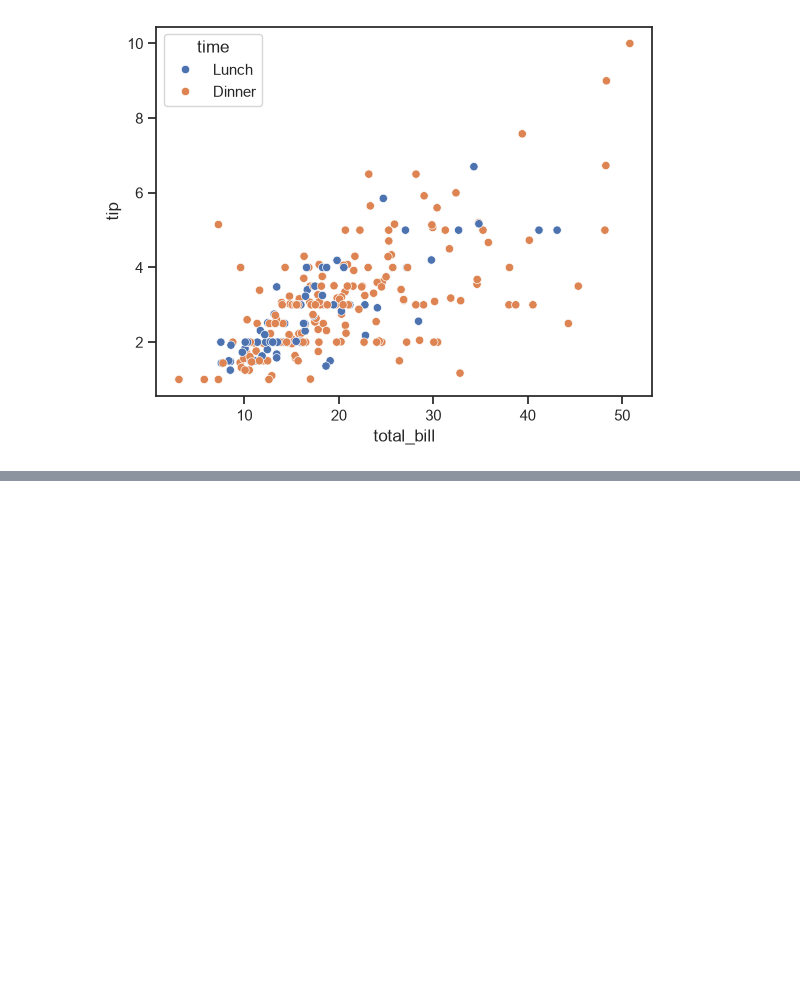
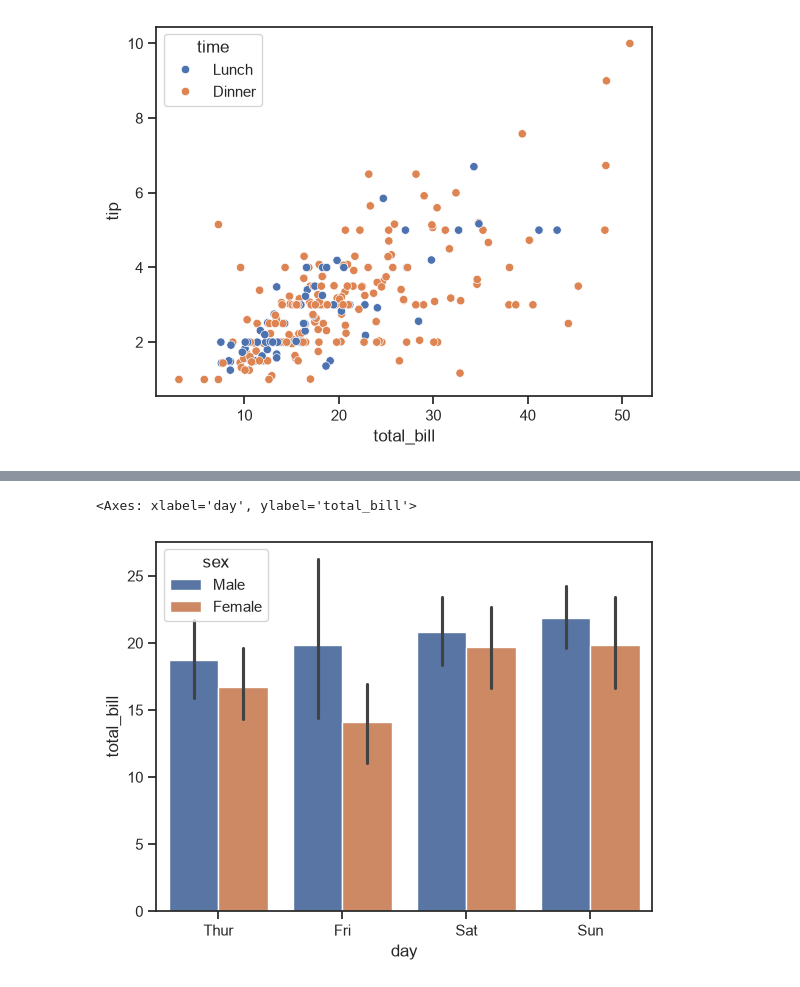
Before and after one commit to AvishekAmin/Python-for-AI-ML-DL, a Jupyter notebook: Python-Libraries/Seaborn/Seaborn_tutorial.ipynb, the cells around one changed output, grey strips where cells are left out. Saved outputs shown, nothing was run; the diff lists cells and outputs as text; code cells hidden in the pictures; blank space fills up the shorter version.

```diff
--- a/Python-Libraries/Seaborn/Seaborn_tutorial.ipynb
+++ b/Python-Libraries/Seaborn/Seaborn_tutorial.ipynb
@@ -55,0 +77,12 @@ sns.scatterplot(
+# %%
+# Categorical Plots
+# Bar Plot
+sns.barplot(
+    data=tips,
+    x="day",
+    y="total_bill",
+    hue="sex"
+)
+# %% [output]
+<Axes: xlabel='day', ylabel='total_bill'>
+[figure, added]
```
Also changed, not shown: parts of 3 cells of this notebook.
